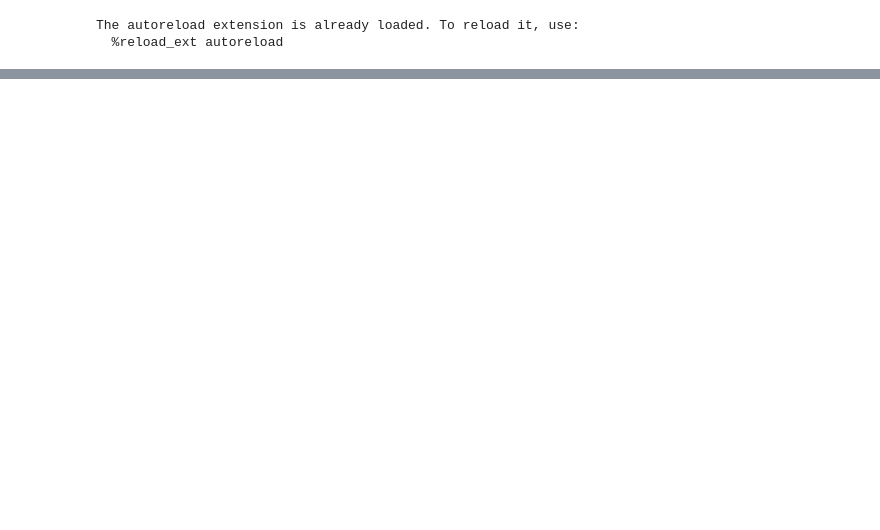
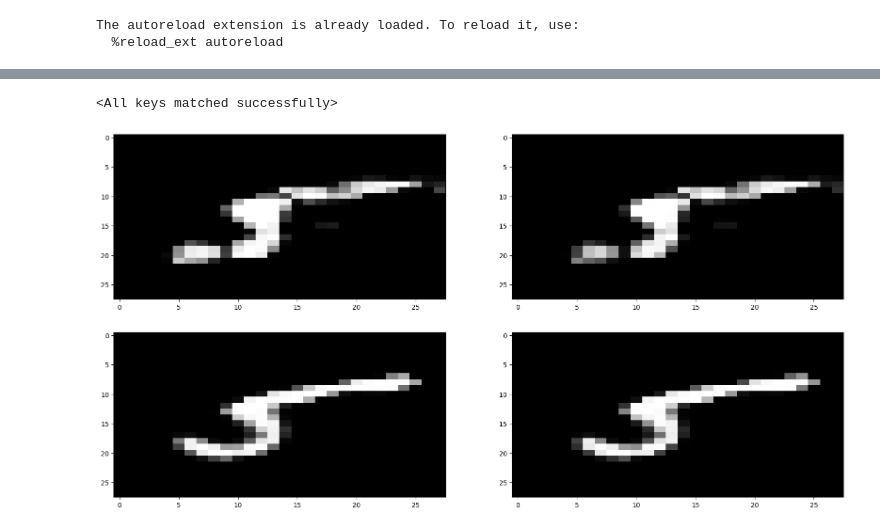
Before and after one commit to nef-gpt/adl4cv, a Jupyter notebook: visualize_model.ipynb, the cells around one changed output, grey strips where cells are left out. Drawn from its saved outputs; the diff is of its cells as text; code cells hidden in the pictures; blank space fills up the shorter version.

```diff
--- a/visualize_model.ipynb
+++ b/visualize_model.ipynb
@@ -77,0 +234,40 @@ plt.show()
+# %%
+from vector_quantize_pytorch import VectorQuantize
+
+vq = VectorQuantize(
+    dim = 1,
+    codebook_size = 1024,     # codebook size
+    decay = 0.8,             # the exponential moving average decay, lower means the dictionary will change faster
+    commitment_weight = 1.,   # the weight on the commitment loss
+)
+quantized_dataset_conditioned_no_transform = MnistNeFDataset(data_root_ours, type="pretrained", quantized=True)
+vq.load_state_dict(quantized_dataset_conditioned_no_transform[0][0]["vq_state_dict"])
+# %% [output]
+<All keys matched successfully>
+# %%
+quantized_dataset_conditioned = MnistNeFDataset(data_root_ours, type="pretrained", quantized=True, transform=QuantizeTransform(vq))
+no_quantized_dataset_conditioned = MnistNeFDataset(data_root_ours, type="pretrained", quantized=True, transform=ModelTransform())
+quantized_dataset_unconditioned = MnistNeFDataset(data_root_ours, quantized=True, transform=QuantizeTransform(vq))
+no_quantized_dataset_unconditioned = MnistNeFDataset(data_root_ours, quantized=True, transform=ModelTransform())
+
+idx = 4
+model_quantized_conditioned = quantized_dataset_conditioned[idx][0]
+model_unquantized_conditioned = no_quantized_dataset_conditioned[idx][0]
+model_quantized_unconditioned = quantized_dataset_unconditioned[idx][0]
+model_unquantized_unconditioned = no_quantized_dataset_unconditioned[idx][0]
+
+# Plotting the tensors as heatmaps in grayscale
+fig, axes = plt.subplots(2, 2, figsize=(20, 10))
+image_quantized_conditioned = reconstruct_image(model_quantized_conditioned)
+image_unquantized_conditioned = reconstruct_image(model_unquantized_conditioned)
+image_quantized_unconditioned = reconstruct_image(model_quantized_unconditioned)
+image_unquantized_unconditioned = reconstruct_image(model_unquantized_unconditioned)
+axes[0][0].imshow(image_quantized_conditioned, cmap='gray', aspect='auto')
+axes[0][1].imshow(image_unquantized_conditioned, cmap='gray', aspect='auto')
+axes[1][0].imshow(image_quantized_unconditioned, cmap='gray', aspect='auto')
+axes[1][1].imshow(image_unquantized_unconditioned, cmap='gray', aspect='auto')
+
+
+plt.show()
+# %% [output]
+[figure, added]
```
Also changed, not shown: parts of 6 cells of this notebook, 5 other files.
